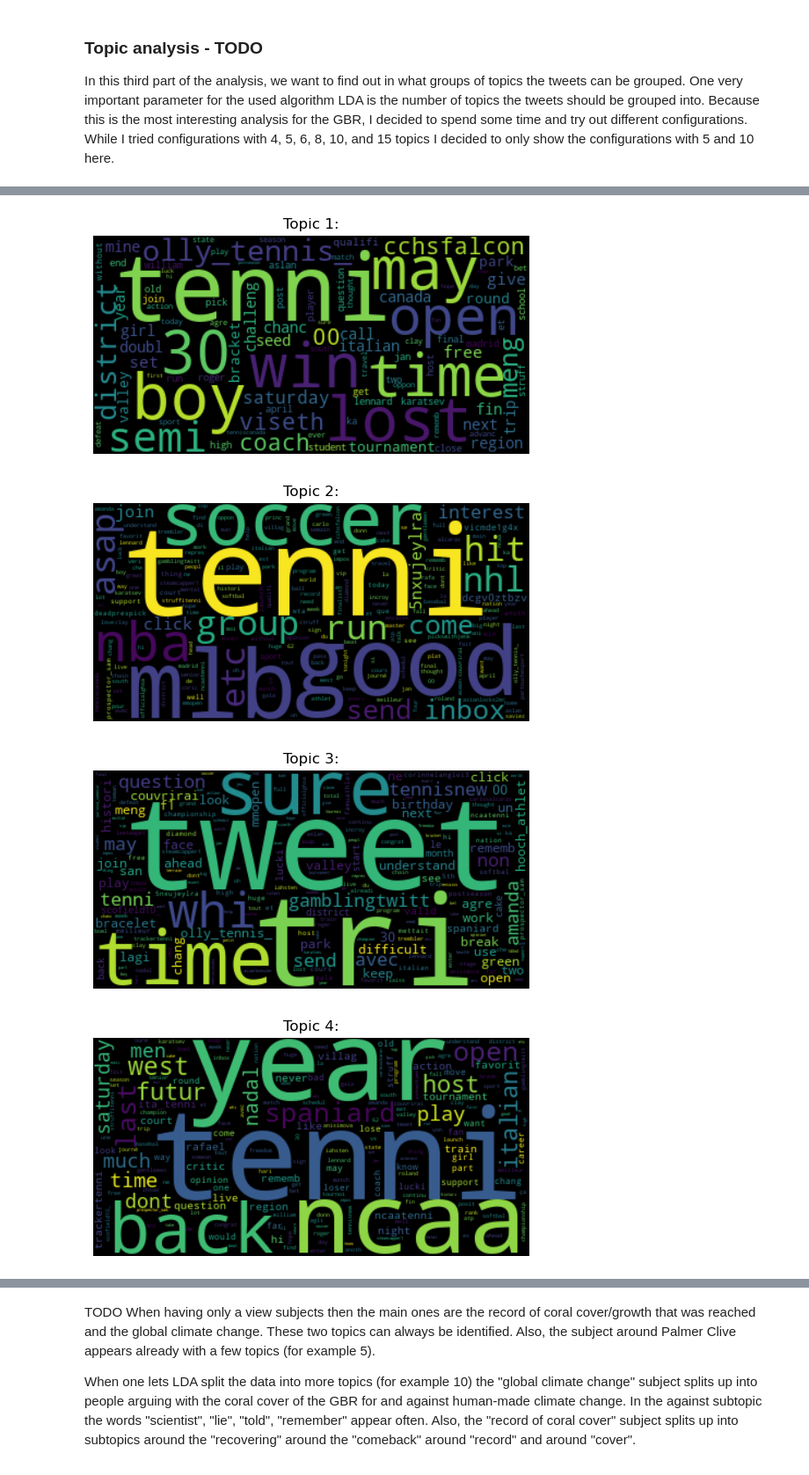
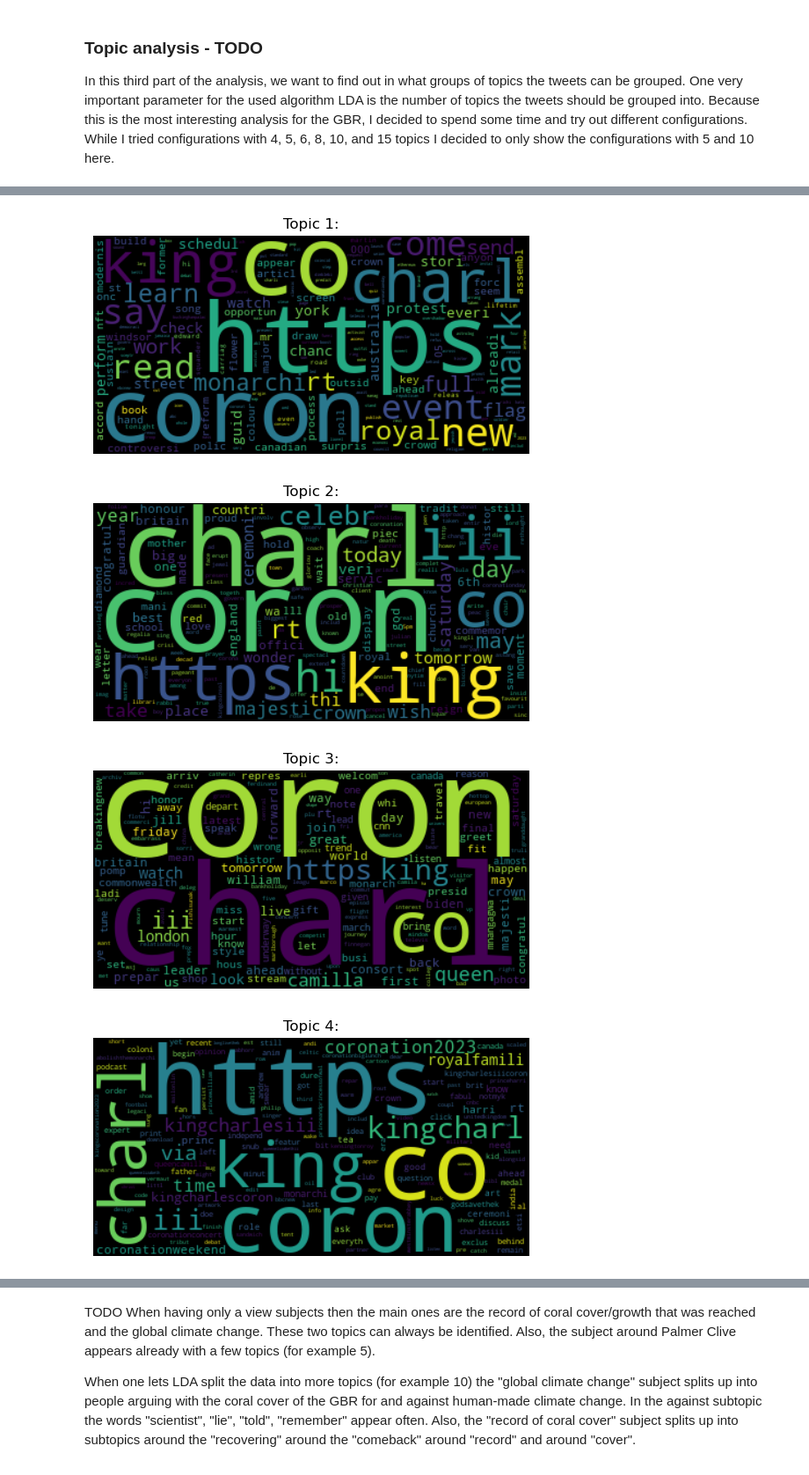
Before and after one commit to LuKrO2011/SMNA, a Jupyter notebook: seminar/code/twitterAnalysis.ipynb, the cells around one changed output, grey strips where cells are left out. Shown at 88% size. Saved outputs shown, nothing was run; the diff lists cells and outputs as text; code cells hidden in the pictures.

```diff
--- a/seminar/code/twitterAnalysis.ipynb
+++ b/seminar/code/twitterAnalysis.ipynb
@@ -175,9 +178,7 @@ def get_hashtags(tweet):
     return [tag['tag'].lower() for tag in hashtags]
 # %%
 # Name of the json file with the tweets to process
-# tweets_filename = 'tennis_combined_filtered2_4_days.json'
-# tweets_filename = 'table_tennis_filtered2_4_days.json'
-tweets_filename = '../data/tennis_2023_05_05.json'
+tweets_filename = '../data/coronation_2023_05_05_filtered.json'
 
 
 # number of hashtags to display
@@ -286,8 +292,8 @@ tweet_tokenizer = nltk.tokenize.TweetTokenizer()
 puncts = list(string.punctuation)
 
 # Use stopwords from nltk and a few other twitter specific terms like 'rt' (retweet)
-twitter_stopwords = ['rt', 'via', '...', '…', '"', "'", '`', '‘', '“', '”','🚩',' ','basketbal','sergey','alexand']
-web_stopwords = ["gbr", 'ha', 'us', 'wa', 'https', 'thi', 'co','basketball']
+twitter_stopwords = ['...', '…', '"', "'", '`', '‘', '“', '”',' ']
+web_stopwords = ['uk','🇬','🇧',]
 all_stopwords = nltk.corpus.stopwords.words('english')\
                 + twitter_stopwords\
                 + web_stopwords \
@@ -629,6 +621,6 @@ display_word_crowd(lda_model, feature_names)
 number_of_topics = 10
 
 # train LDA model with the data
-lda_model = LatentDirichletAllocation(n_components=number_of_topics, max_iter=10, learning_method='online').fit(document_term_matrix)
+model = LatentDirichletAllocation(n_components=number_of_topics, max_iter=10, learning_method='online').fit(document_term_matrix)
 # %%
 # Print the most common words per topic.
@@ -661,8 +658,8 @@ tenni de la le un si du en sur confianc
 # %%
 # Display the wordclouds
-display_word_crowd(lda_model, feature_names)
+display_word_crowd(model, feature_names)
 # %% [output]
-[figure, old version]
+[figure, new version]
-[figure, old version]
+[figure, new version]
-[figure, old version]
+[figure, new version]
-[figure, old version]
+[figure, new version]
```
Also changed, not shown: parts of 15 cells of this notebook, 8 other files.
